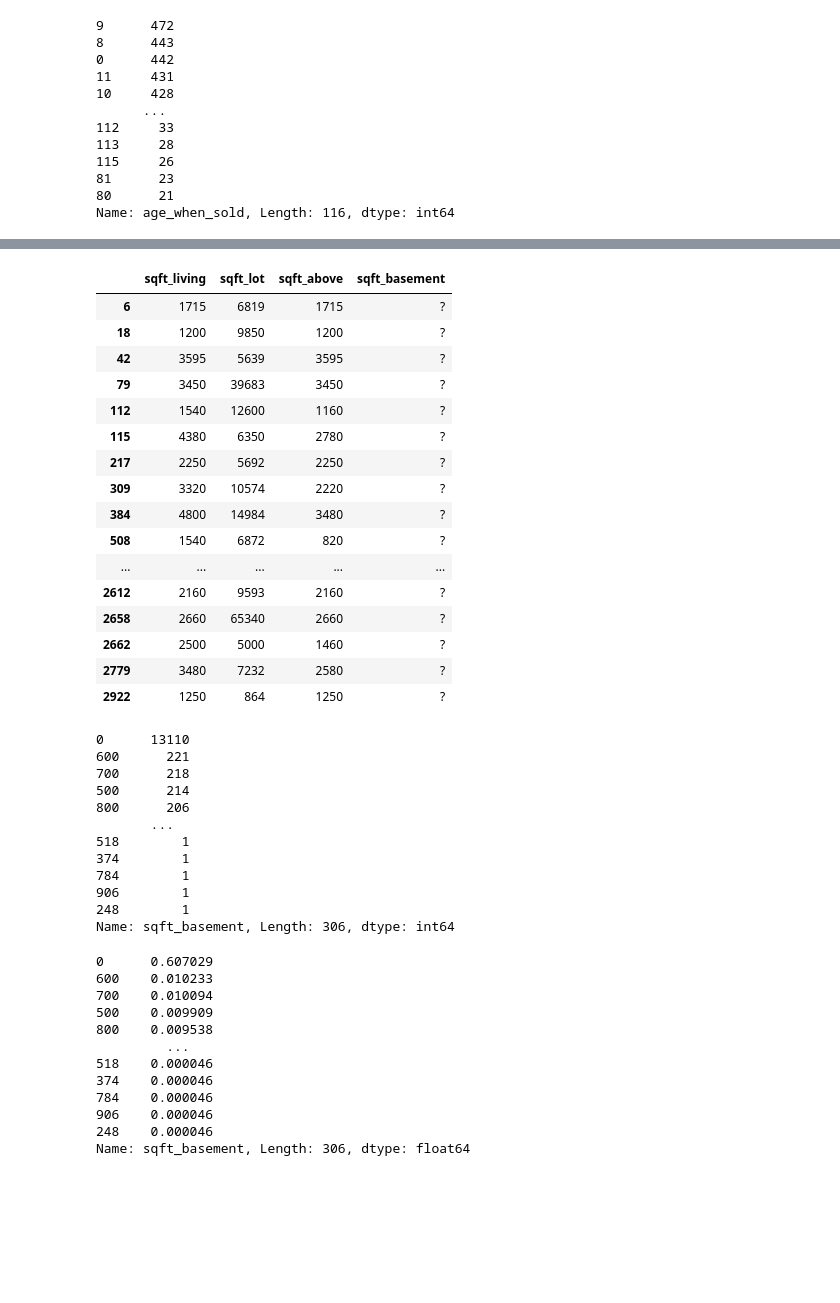
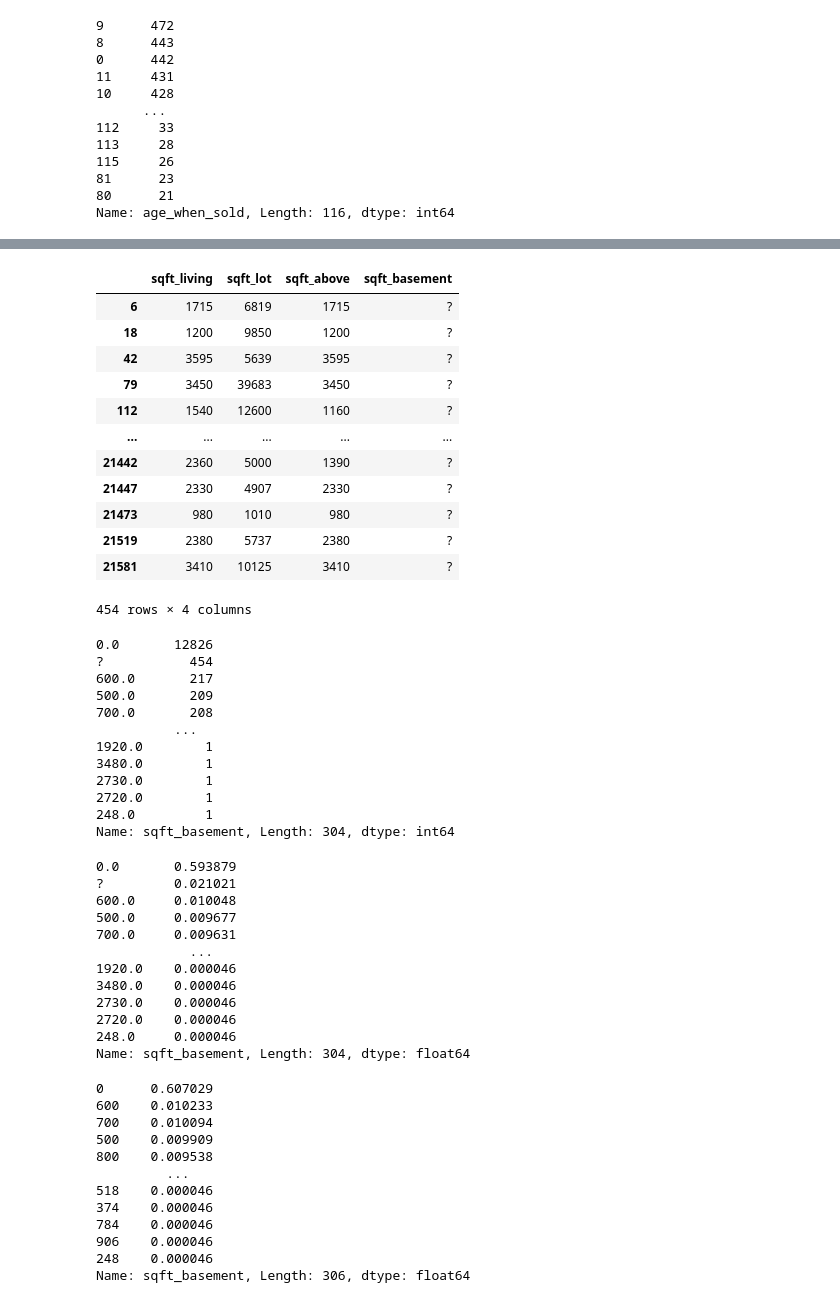
Before and after one commit to vict0rkang/dsc-phase-2-project-v2-3, a Jupyter notebook: student.ipynb, the cells around one changed output, grey strips where cells are left out. Cells and saved outputs as stored; diff of their text form; code cells hidden in the pictures; blank space fills up the shorter version.

```diff
--- a/student.ipynb
+++ b/student.ipynb
@@ -73,3 +174,3 @@ df
 # %%
-df = df.drop(['id', 'view', 'zipcode','lat', 'long','sqft_living15','sqft_lot15' ], axis=1)
-df
+#df = df.drop(['id', 'view', 'zipcode','lat', 'long','sqft_living15','sqft_lot15' ], axis=1)
+#df
@@ -89,0 +177,3 @@ df
+# %%
+df = df.drop(['id'], axis=1)
+df
@@ -199,38 +413,49 @@ df[['sqft_living','sqft_lot','sqft_above','sqft_basement']].head(50)
 # %%
-df.loc[df['sqft_basement'] == '?'][['sqft_living','sqft_lot','sqft_above','sqft_basement']].head(50)
+df.loc[df['sqft_basement'] == '?'][['sqft_living','sqft_lot','sqft_above','sqft_basement']]
 # %% [output]
 |  | sqft_living | sqft_lot | sqft_above | sqft_basement |
 | 6 | 1715 | 6819 | 1715 | ? |
 | 18 | 1200 | 9850 | 1200 | ? |
 | 42 | 3595 | 5639 | 3595 | ? |
 | 79 | 3450 | 39683 | 3450 | ? |
 | 112 | 1540 | 12600 | 1160 | ? |
-| 115 | 4380 | 6350 | 2780 | ? |
-| 217 | 2250 | 5692 | 2250 | ? |
-| 309 | 3320 | 10574 | 2220 | ? |
-| 384 | 4800 | 14984 | 3480 | ? |
-| 508 | 1540 | 6872 | 820 | ? |
 | ... | ... | ... | ... | ... |
-| 2612 | 2160 | 9593 | 2160 | ? |
-| 2658 | 2660 | 65340 | 2660 | ? |
-| 2662 | 2500 | 5000 | 1460 | ? |
-| 2779 | 3480 | 7232 | 2580 | ? |
-| 2922 | 1250 | 864 | 1250 | ? |
+| 21442 | 2360 | 5000 | 1390 | ? |
+| 21447 | 2330 | 4907 | 2330 | ? |
+| 21473 | 980 | 1010 | 980 | ? |
+| 21519 | 2380 | 5737 | 2380 | ? |
+| 21581 | 3410 | 10125 | 3410 | ? |
+454 rows × 4 columns
 # %%
 df['sqft_basement'].value_counts()
 # %% [output]
-0      13110
-600      221
-700      218
-500      214
-800      206
-       ...
-518        1
-374        1
-784        1
-906        1
-248        1
-Name: sqft_basement, Length: 306, dtype: int64
+0.0       12826
+?           454
+600.0       217
+500.0       209
+700.0       208
+          ...
+1920.0        1
+3480.0        1
+2730.0        1
+2720.0        1
+248.0         1
+Name: sqft_basement, Length: 304, dtype: int64
+# %%
+df['sqft_basement'].value_counts(normalize=True)
+# %% [output]
+0.0       0.593879
+?         0.021021
+600.0     0.010048
+500.0     0.009677
+700.0     0.009631
+            ...
+1920.0    0.000046
+3480.0    0.000046
+2730.0    0.000046
+2720.0    0.000046
+248.0     0.000046
+Name: sqft_basement, Length: 304, dtype: float64
 # %%
 #df['sqft_basement'] = df['sqft_basement'].map(lambda x: (x['sqft_living'] - x['sqft_above']) if x == '?' else x['sqft_basement'])
 
```
Also changed, not shown: parts of 79 cells of this notebook.
